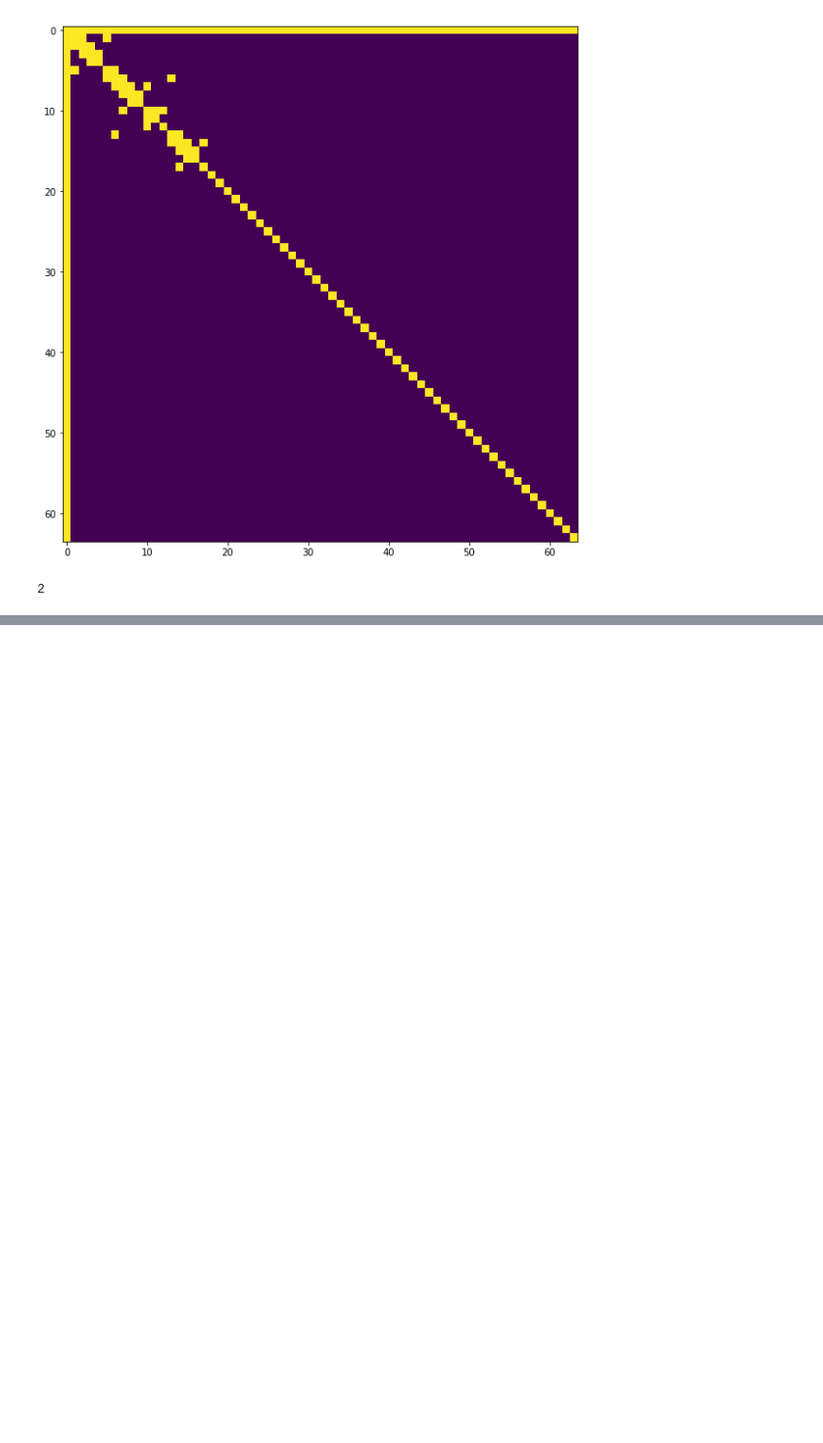
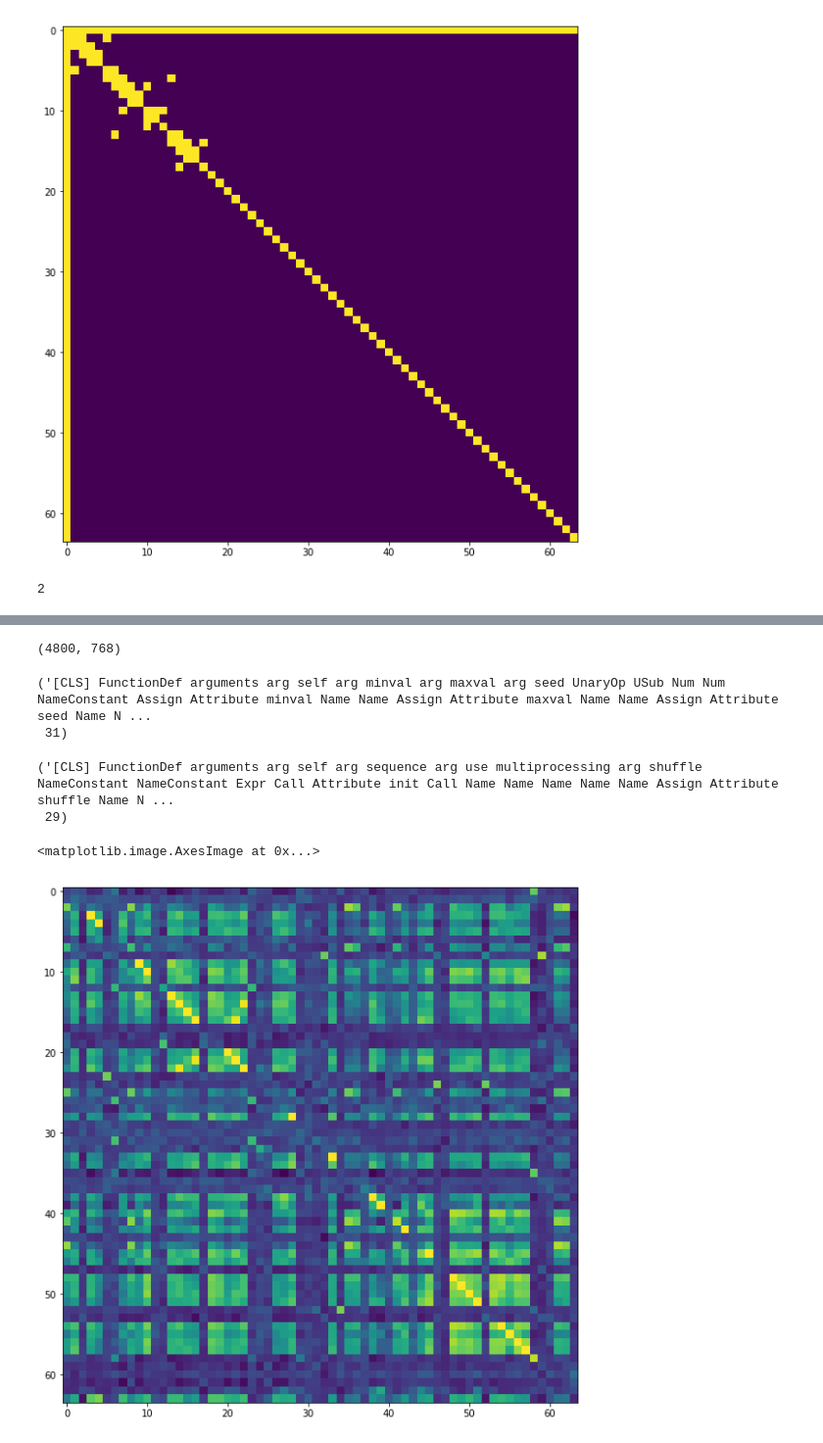
Before and after one commit to dtsbourg/BiFocalE, a Jupyter notebook: notebook/Inspect Predictions - Method Naming.ipynb, the cells around one changed output, grey strips where cells are left out. Shown: that part at 98% size. Saved outputs shown, nothing was run; the diff lists cells and outputs as text; code cells hidden in the pictures; blank space fills up the shorter version.

```diff
--- a/notebook/Inspect Predictions - Method Naming.ipynb
+++ b/notebook/Inspect Predictions - Method Naming.ipynb
@@ -186,0 +216,24 @@ import networkx as nx
+# %%
+enc_df = pd.read_csv(path+'cls_output-embed/encoder_results.tsv', header=None, sep='\t')
+enc_df.shape
+# %% [output]
+(4800, 768)
+# %%
+embeddings = enc_df.values.reshape((75,64,768))
+# %%
+snippet.loc[5][0], len(snippet.loc[5][0].split(' '))
+# %% [output]
+('[CLS] FunctionDef arguments arg self arg minval arg maxval arg seed UnaryOp USub Num Num NameConstant Assign Attribute minval Name Name Assign Attribute maxval Name Name Assign Attribute seed Name N ...
+ 31)
+# %%
+snippet.loc[11][0], len(snippet.loc[11][0].split(' '))
+# %% [output]
+('[CLS] FunctionDef arguments arg self arg sequence arg use multiprocessing arg shuffle NameConstant NameConstant Expr Call Attribute init Call Name Name Name Name Name Assign Attribute shuffle Name N ...
+ 29)
+# %%
+sim = np.dot(embeddings[:,5], embeddings[:,11].T)
+plt.figure(figsize=(10,10))
+plt.imshow(sim)
+# %% [output]
+<matplotlib.image.AxesImage at 0x...>
+[figure, added]
```
Also changed, not shown: parts of 29 cells of this notebook, 3 other files.
